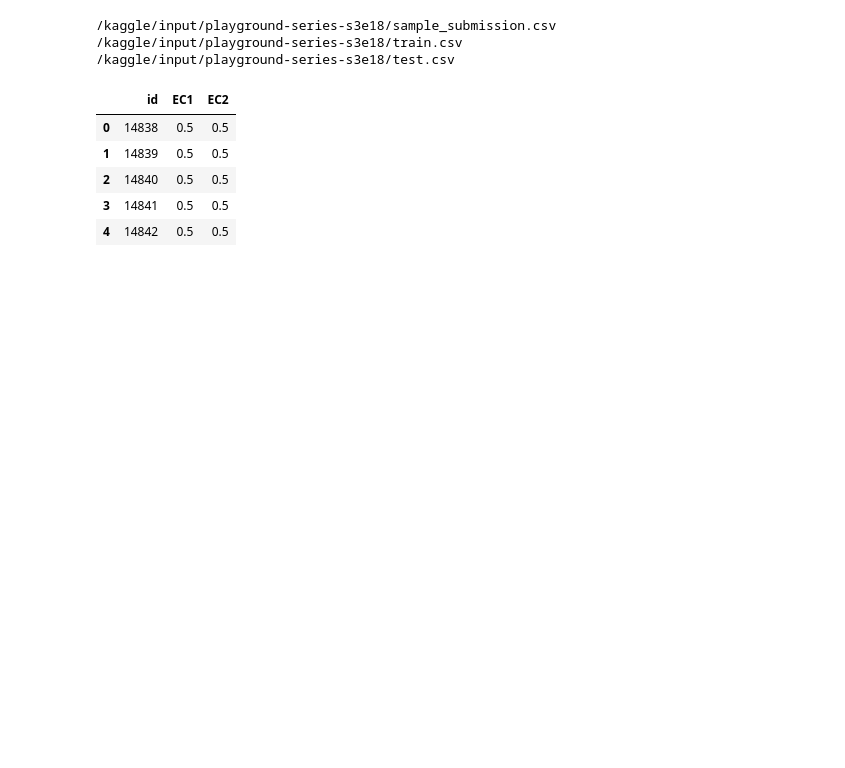
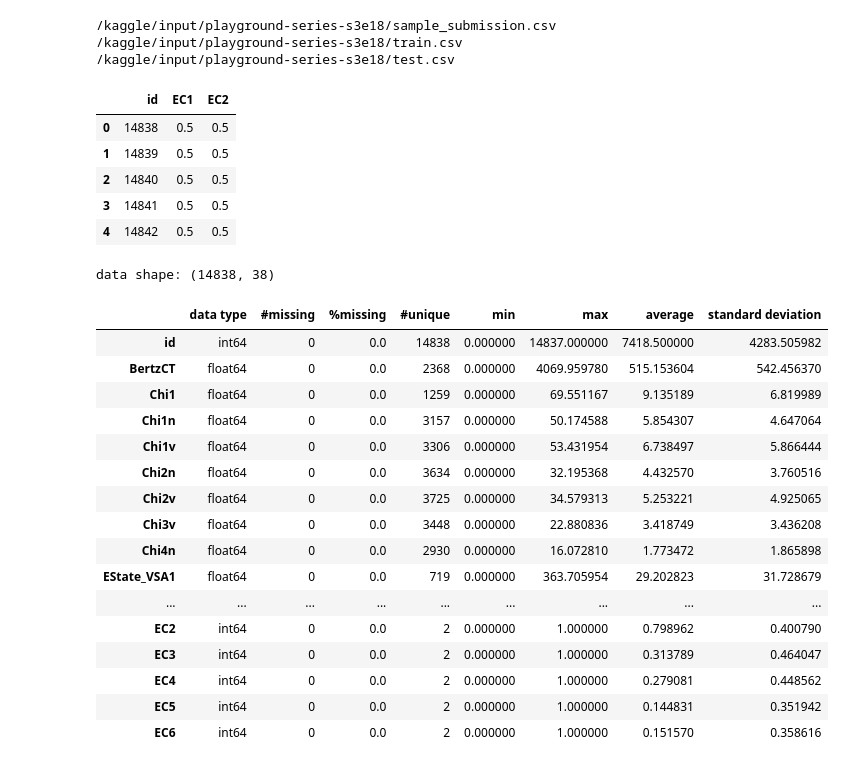
Before and after one commit to methasantosa/KaggleCompetition, a Jupyter notebook: swag-explore-multi-label-classification-enzyme.ipynb, the cells around one changed output. Drawn from its saved outputs; the diff is of its cells as text; code cells hidden in the pictures; blank space fills up the shorter version.

```diff
--- a/swag-explore-multi-label-classification-enzyme.ipynb
+++ b/swag-explore-multi-label-classification-enzyme.ipynb
@@ -38,3 +40,40 @@ df_sample_submission.head()
 | 2 | 14840 | 0.5 | 0.5 |
 | 3 | 14841 | 0.5 | 0.5 |
 | 4 | 14842 | 0.5 | 0.5 |
+# %%
+def summary(df):
+    print(f'data shape: {df.shape}')
+    summ=pd.DataFrame(df.dtypes, columns=['data type'])
+    summ['#missing']=df.isnull().sum().values
+    summ['%missing']=df.isnull().sum().values/len(df)*100
+    summ['#unique']=df.nunique().values
+
+    desc=pd.DataFrame(df.describe(include='all').transpose())
+
+    summ['min']=desc['min'].values
+    summ['max']=desc['max'].values
+    summ['average']=desc['mean'].values
+    summ['standard deviation']=desc['std'].values
+
+    return summ
+# %%
+summary(df_train)
+# %% [output]
+data shape: (14838, 38)
+|  | data type | #missing | %missing | #unique | min | max | average | standard deviation |
+| id | int64 | 0 | 0.0 | 14838 | 0.000000 | 14837.000000 | 7418.500000 | 4283.505982 |
+| BertzCT | float64 | 0 | 0.0 | 2368 | 0.000000 | 4069.959780 | 515.153604 | 542.456370 |
+| Chi1 | float64 | 0 | 0.0 | 1259 | 0.000000 | 69.551167 | 9.135189 | 6.819989 |
+| Chi1n | float64 | 0 | 0.0 | 3157 | 0.000000 | 50.174588 | 5.854307 | 4.647064 |
+| Chi1v | float64 | 0 | 0.0 | 3306 | 0.000000 | 53.431954 | 6.738497 | 5.866444 |
+| Chi2n | float64 | 0 | 0.0 | 3634 | 0.000000 | 32.195368 | 4.432570 | 3.760516 |
+| Chi2v | float64 | 0 | 0.0 | 3725 | 0.000000 | 34.579313 | 5.253221 | 4.925065 |
+| Chi3v | float64 | 0 | 0.0 | 3448 | 0.000000 | 22.880836 | 3.418749 | 3.436208 |
+| Chi4n | float64 | 0 | 0.0 | 2930 | 0.000000 | 16.072810 | 1.773472 | 1.865898 |
+| EState_VSA1 | float64 | 0 | 0.0 | 719 | 0.000000 | 363.705954 | 29.202823 | 31.728679 |
+| ... | ... | ... | ... | ... | ... | ... | ... | ... |
+| EC2 | int64 | 0 | 0.0 | 2 | 0.000000 | 1.000000 | 0.798962 | 0.400790 |
+| EC3 | int64 | 0 | 0.0 | 2 | 0.000000 | 1.000000 | 0.313789 | 0.464047 |
+| EC4 | int64 | 0 | 0.0 | 2 | 0.000000 | 1.000000 | 0.279081 | 0.448562 |
+| EC5 | int64 | 0 | 0.0 | 2 | 0.000000 | 1.000000 | 0.144831 | 0.351942 |
+| EC6 | int64 | 0 | 0.0 | 2 | 0.000000 | 1.000000 | 0.151570 | 0.358616 |
```
Also changed, not shown: parts of 3 cells of this notebook.
